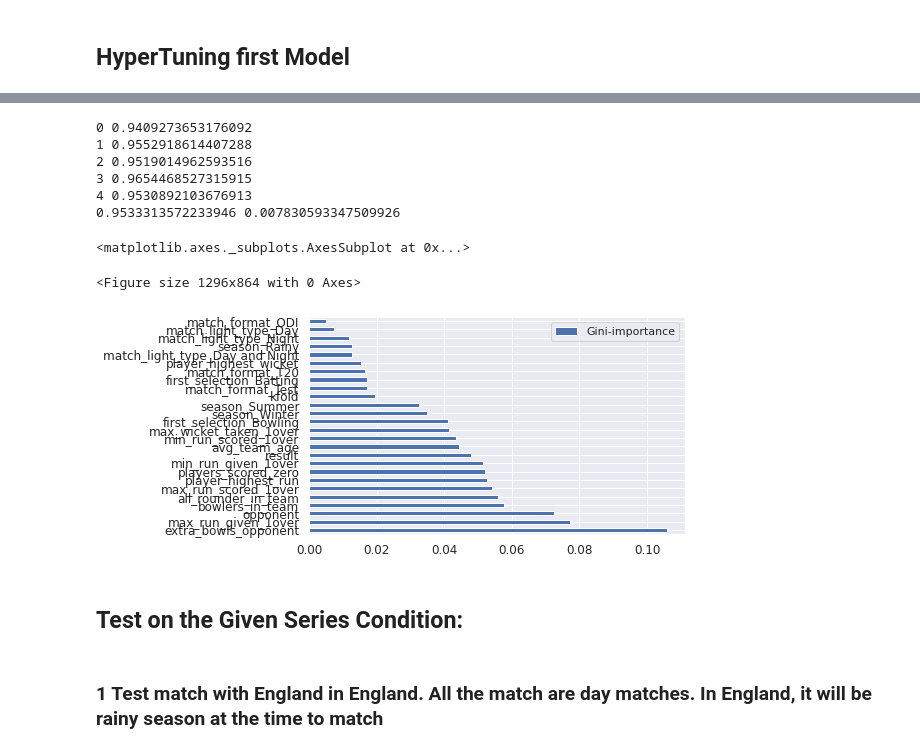
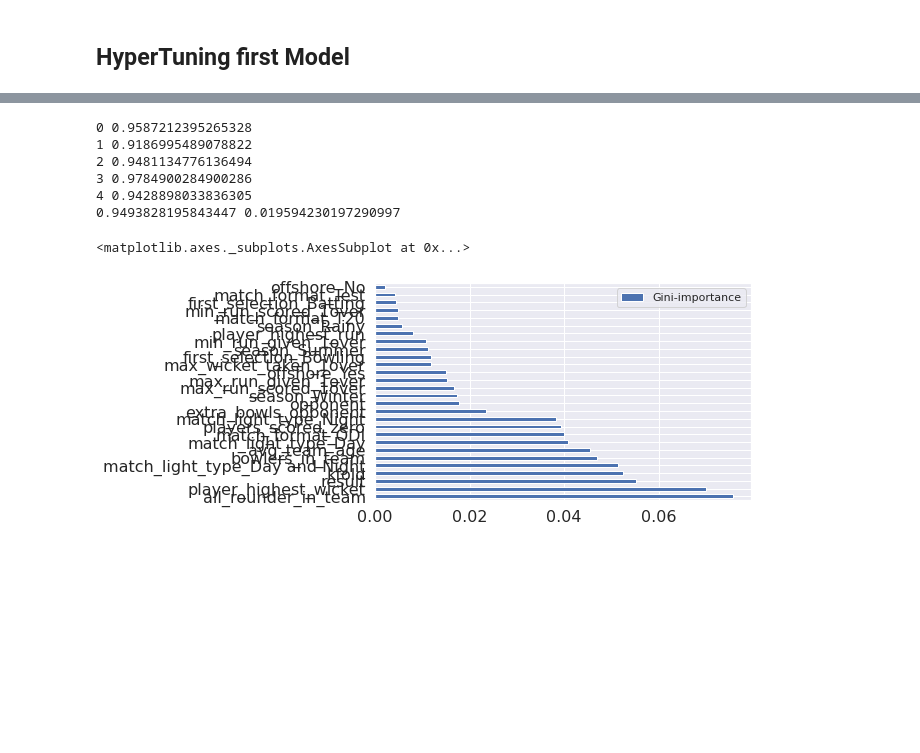
Before and after one commit to snikhil17/mlzoomcamp, a Jupyter notebook: Mid-Term Project/Sports_Data_Analysis.ipynb, the cells around one changed output, grey strips where cells are left out. Drawn from its saved outputs; the diff is of its cells as text; code cells hidden in the pictures; blank space fills up the shorter version.

```diff
--- a/Mid-Term Project/Sports_Data_Analysis.ipynb
+++ b/Mid-Term Project/Sports_Data_Analysis.ipynb
@@ -52,7 +103,7 @@ df_maindata_excel.info()
 # %%
 df_maindata_excel["kfold"] = -1
 
-skf = StratifyKFold(n_splits=5, shuffle=True, random_state=42)
+skf = StratifiedKFold(n_splits=5, shuffle=True, random_state=42)
 for fold, (train_indicies, valid_indicies) in enumerate(skf.split(df_maindata_excel, df_maindata_excel.Result)):
     df_maindata_excel.loc[valid_indicies, "kfold"] = fold
 
@@ -728,6 +785,7 @@ Will train until validation_0-error hasn't improved in 300 rounds.
 # %%
 from sklearn.metrics import confusion_matrix, classification_report
-df_test[categorical] = ordinal_encoder.transform(df_test[categorical])
+val_dicts = df_test.to_dict(orient='records')
+df_test = dv.transform(val_dicts)
 print(confusion_matrix(df_test1.result, model.predict(df_test)))
 print(classification_report(df_test1.result, model.predict(df_test)))
 # %% [output]
@@ -841,23 +892,24 @@ for fold in range(5):
     xtrain = xtrain[useful_cols]
     xvalid = xvalid[useful_cols]
 
-    ordinal_encoder = preprocessing.OrdinalEncoder()
-    xtrain[categorical] = ordinal_encoder.fit_transform(xtrain[categorical])
-    xvalid[categorical] = ordinal_encoder.transform(xvalid[categorical])
-    xtest[categorical] = ordinal_encoder.transform(xtest[categorical])
+    train_dicts = xtrain.to_dict(orient='records')
+    val_dicts = xvalid.to_dict(orient='records')
+    test_dicts = xtest.to_dict(orient='records')
 
-    model = RandomForestClassifier(
-        random_state=7,
-        n_estimators=103,
-        max_depth = int(31.939959712387637)
-    )
+    dv = DictVectorizer(sparse=False)
+    xtrain = dv.fit_transform(train_dicts)
+    xvalid = dv.transform(val_dicts)
+    xtest = dv.transform(test_dicts)
+
+    params = study.best_params
+
+    model = RandomForestClassifier(**params,
+        random_state=7)
     model.fit(xtrain, ytrain)
     preds_valid = model.predict_proba(xvalid)[:, 1]
-    # decision_valid = (preds_valid >= 0.5)
-    # decisions_valid.append(decision_valid)
+
     test_preds = model.predict_proba(xtest)[:, 1]
-    # decision_test = (test_preds >= 0.5)
-    # decisions_test.append(decision_test)
+
     final_test_predictions.append(test_preds)
     final_valid_predictions.update(dict(zip(valid_ids, preds_valid)))
     roc_auc = metrics.roc_auc_score(yvalid, preds_valid)
@@ -866,30 +918,25 @@ for fold in range(5):
 
 print(np.mean(scores), np.std(scores))
 # %% [output]
-0 0.9409273653176092
-1 0.9552918614407288
-2 0.9519014962593516
-3 0.9654468527315915
-4 0.9530892103676913
-0.9533313572233946 0.007830593347509926
+0 0.9587212395265328
+1 0.9186995489078822
+2 0.9481134776136494
+3 0.9784900284900286
+4 0.9428898033836305
+0.9493828195843447 0.019594230197290997
 # %%
 import pandas as pd
 %matplotlib inline
-plt.figure(figsize = (18,12))
 #do code to support model
 #"data" is the X dataframe and model is the SKlearn object
 
 feats = {} # a dict to hold feature_name: feature_importance
 for feature, importance in zip(df_maindata.columns, model.feature_importances_):
     feats[feature] = importance #add the name/value pair
 
 importances = pd.DataFrame.from_dict(feats, orient='index').rename(columns={0: 'Gini-importance'})
+
 (importances.sort_values(by='Gini-importance', ascending = False)).plot(kind='barh')
 # %% [output]
 <matplotlib.axes._subplots.AxesSubplot at 0x...>
-<Figure size 1296x864 with 0 Axes>
-[figure, old version]
+[figure, new version]
-# %% [markdown]
-## **Test on the Given Series Condition:**
-# %% [markdown]
-###  **1 Test match with England in England. All the match are day matches. In England, it will be rainy season at the time to match**
```
Also changed, not shown: parts of 28 cells of this notebook.
